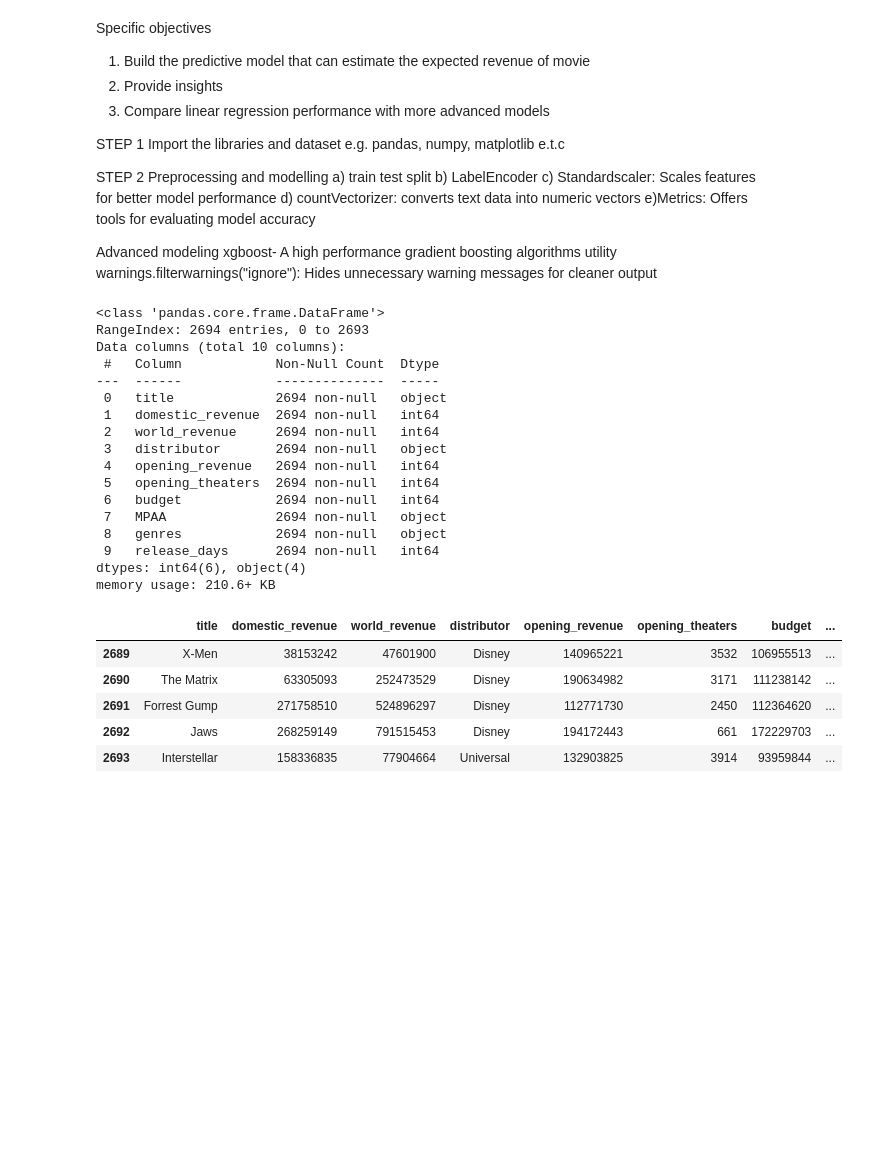
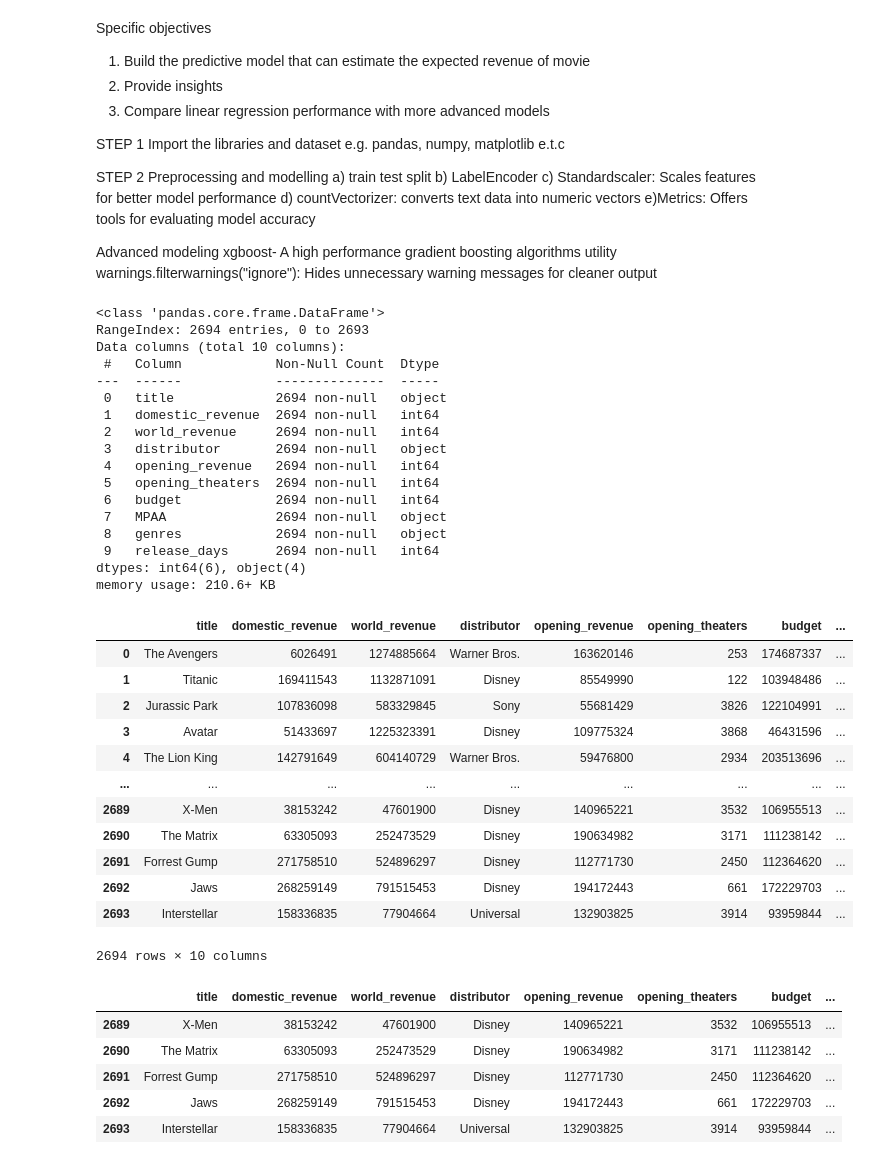
Before and after one commit to GEORGEMUTALE/data_science, a Jupyter notebook: machine_learning/linear_regression/linear.ipynb, the cells around one changed output. Drawn from its saved outputs; the diff is of its cells as text; code cells hidden in the pictures; blank space fills up the shorter version.

```diff
--- a/machine_learning/linear_regression/linear.ipynb
+++ b/machine_learning/linear_regression/linear.ipynb
@@ -25,33 +25,47 @@ import numpy as np
 import matplotlib.pyplot as plt
 import seaborn as sb
 from sklearn.model_selection import train_test_split
 from sklearn.preprocessing import LabelEncoder, StandardScaler
 from sklearn.feature_extraction.text import CountVectorizer
 from sklearn import metrics
 from xgboost import XGBRFRegressor
 import warnings
 warnings.filterwarnings("ignore")
 
 data = pd.read_csv('boxoffice.csv')
 data.info()
+data
 # %% [output]
 <class 'pandas.core.frame.DataFrame'>
 RangeIndex: 2694 entries, 0 to 2693
 Data columns (total 10 columns):
  #   Column            Non-Null Count  Dtype
 ---  ------            --------------  -----
  0   title             2694 non-null   object
  1   domestic_revenue  2694 non-null   int64
  2   world_revenue     2694 non-null   int64
  3   distributor       2694 non-null   object
  4   opening_revenue   2694 non-null   int64
  5   opening_theaters  2694 non-null   int64
  6   budget            2694 non-null   int64
  7   MPAA              2694 non-null   object
  8   genres            2694 non-null   object
  9   release_days      2694 non-null   int64
 dtypes: int64(6), object(4)
 memory usage: 210.6+ KB
+|  | title | domestic_revenue | world_revenue | distributor | opening_revenue | opening_theaters | budget | ... |
+| 0 | The Avengers | 6026491 | 1274885664 | Warner Bros. | 163620146 | 253 | 174687337 | ... |
+| 1 | Titanic | 169411543 | 1132871091 | Disney | 85549990 | 122 | 103948486 | ... |
+| 2 | Jurassic Park | 107836098 | 583329845 | Sony | 55681429 | 3826 | 122104991 | ... |
+| 3 | Avatar | 51433697 | 1225323391 | Disney | 109775324 | 3868 | 46431596 | ... |
+| 4 | The Lion King | 142791649 | 604140729 | Warner Bros. | 59476800 | 2934 | 203513696 | ... |
+| ... | ... | ... | ... | ... | ... | ... | ... | ... |
+| 2689 | X-Men | 38153242 | 47601900 | Disney | 140965221 | 3532 | 106955513 | ... |
+| 2690 | The Matrix | 63305093 | 252473529 | Disney | 190634982 | 3171 | 111238142 | ... |
+| 2691 | Forrest Gump | 271758510 | 524896297 | Disney | 112771730 | 2450 | 112364620 | ... |
+| 2692 | Jaws | 268259149 | 791515453 | Disney | 194172443 | 661 | 172229703 | ... |
+| 2693 | Interstellar | 158336835 | 77904664 | Universal | 132903825 | 3914 | 93959844 | ... |
+2694 rows × 10 columns
 # %%
 data.tail()
 # %% [output]
```
Also changed, not shown: parts of 4 cells of this notebook, 2 other files.
